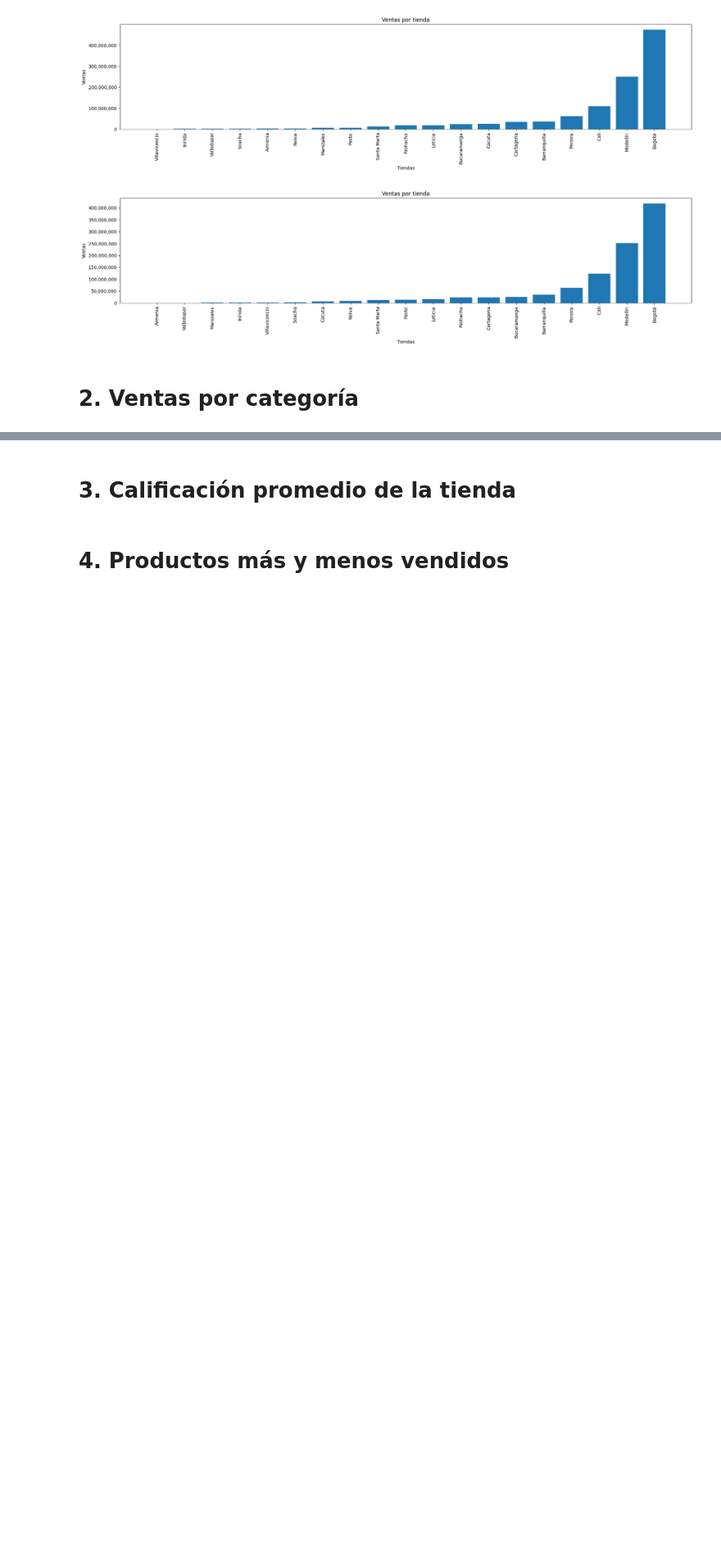
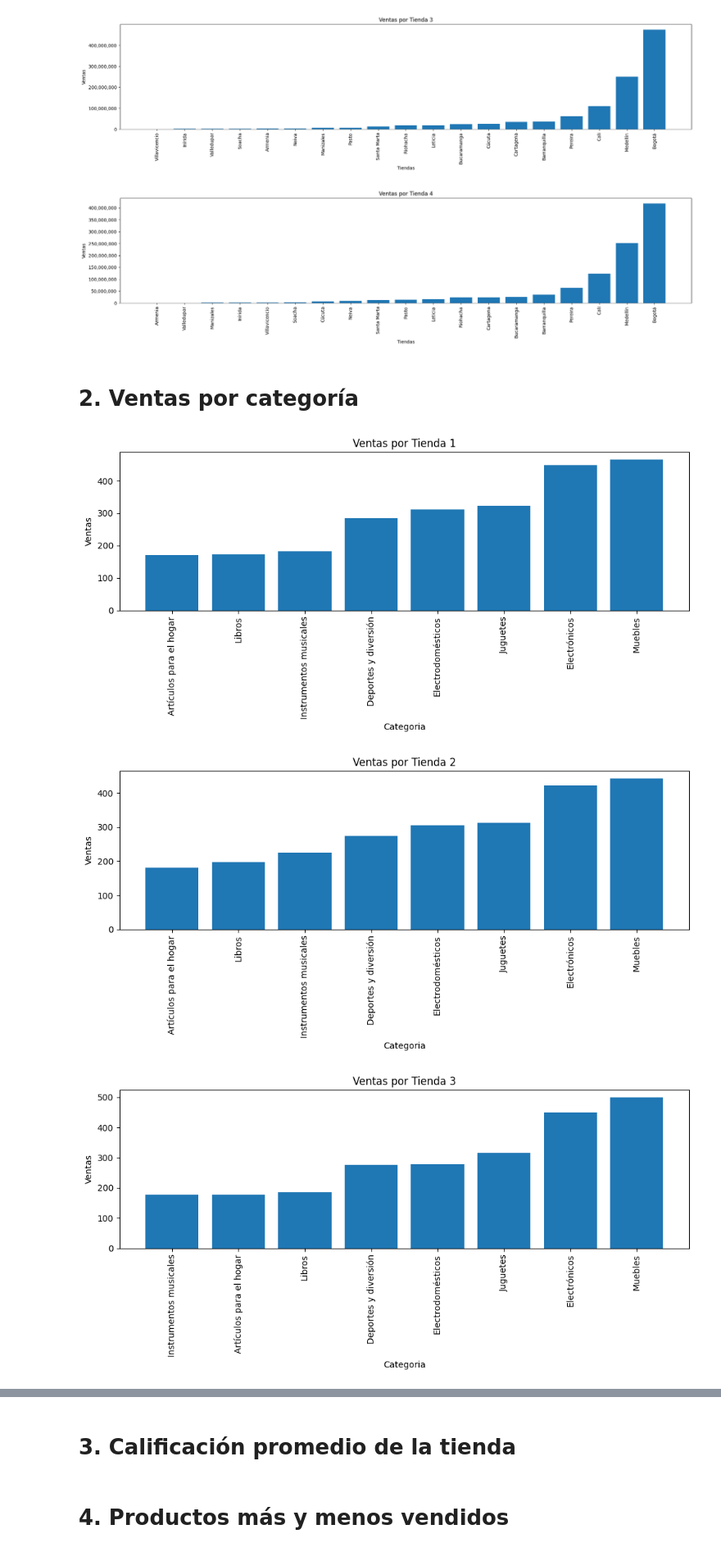
Before and after one commit to Deus-sueD/Callenge-Data-Science, a Jupyter notebook: AluraStoreLatam.ipynb, the cells around one changed output, grey strips where cells are left out. Shown at 82% size. Cells and saved outputs as stored; diff of their text form; code cells hidden in the pictures; blank space fills up the shorter version.

```diff
--- a/AluraStoreLatam.ipynb
+++ b/AluraStoreLatam.ipynb
@@ -103,30 +103,25 @@ def Tiendaspordf(tienda):
   #Retornamos de menor a mayor las ventas
   return sorted(ventastotales, key=lambda x: x[1])
 
-def graficardemayoraminor(ventasxtienda):
+def graficardemayoraminor(ventasxtienda,Nombre_de_la_tienda,labelx,labely):
   ciudad, venta = zip(*ventasxtienda)
   fig_width = max(10, len(ciudad))
   fig_height = 5
   plt.figure(figsize=(fig_width, fig_height))
   plt.bar(ciudad, venta)
-  plt.title('Ventas por tienda')
-  plt.xlabel('Tiendas')
-  plt.ylabel('Ventas')
+  plt.title(f'Ventas por {Nombre_de_la_tienda}')
+  plt.xlabel(f'{labelx}')
+  plt.ylabel(f'{labely}')
   plt.xticks(rotation=90)
   plt.gca().yaxis.set_major_formatter(plt.FuncFormatter(lambda x, _: f"{int(x):,}"))
   plt.tight_layout()
   plt.show()
   return
 
-ventastotalestienda = Tiendaspordf(tienda)
-ventastotalestienda2 = Tiendaspordf(tienda2)
-ventastotalestienda3 = Tiendaspordf(tienda3)
-ventastotalestienda4 = Tiendaspordf(tienda4)
-
-graficardemayoraminor(ventastotalestienda)
-graficardemayoraminor(ventastotalestienda2)
-graficardemayoraminor(ventastotalestienda3)
-graficardemayoraminor(ventastotalestienda4)
+graficardemayoraminor(Tiendaspordf(tienda),'Tienda 1','Tiendas','Ventas')
+graficardemayoraminor(Tiendaspordf(tienda2),'Tienda 2','Tiendas','Ventas')
+graficardemayoraminor(Tiendaspordf(tienda3),'Tienda 3','Tiendas','Ventas')
+graficardemayoraminor(Tiendaspordf(tienda4),'Tienda 4','Tiendas','Ventas')
 # %% [output]
 [figure]
 [figure]
@@ -134,3 +129,22 @@ graficardemayoraminor(ventastotalestienda4)
 [figure]
 # %% [markdown]
 # 2. Ventas por categoría
+# %%
+def Ventasporcategoriaxtienda(tienda):
+  Categoriaportabla = list(set(tienda['Categoría del Producto']))
+
+  Categoriadelproductoportabla = list(tienda['Categoría del Producto'])
+  contador = [Categoriadelproductoportabla.count(x) for x in Categoriaportabla]
+  ventastotales = zip(Categoriaportabla, contador)
+
+  #Retornamos de menor a mayor las ventas
+  return sorted(ventastotales, key=lambda x: x[1])
+
+graficardemayoraminor(Ventasporcategoriaxtienda(tienda), 'Tienda 1', 'Categoria','Ventas')
+graficardemayoraminor(Ventasporcategoriaxtienda(tienda2), 'Tienda 2', 'Categoria','Ventas')
+graficardemayoraminor(Ventasporcategoriaxtienda(tienda3), 'Tienda 3', 'Categoria','Ventas')
+graficardemayoraminor(Ventasporcategoriaxtienda(tienda4), 'Tienda 4', 'Categoria','Ventas')
+# %% [output]
+[figure, added]
+[figure, added]
+[figure, added]
```
Also changed, not shown: parts of 1 cell of this notebook.
